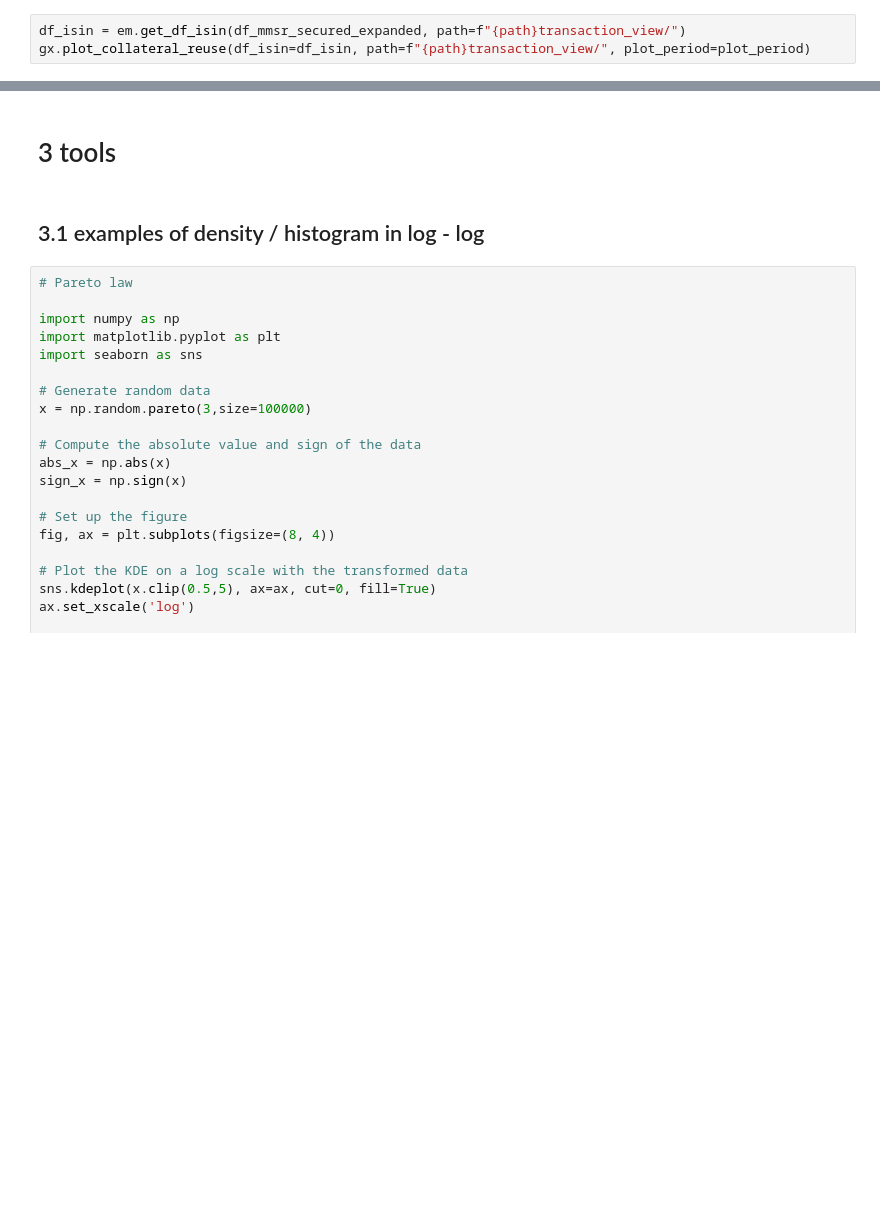
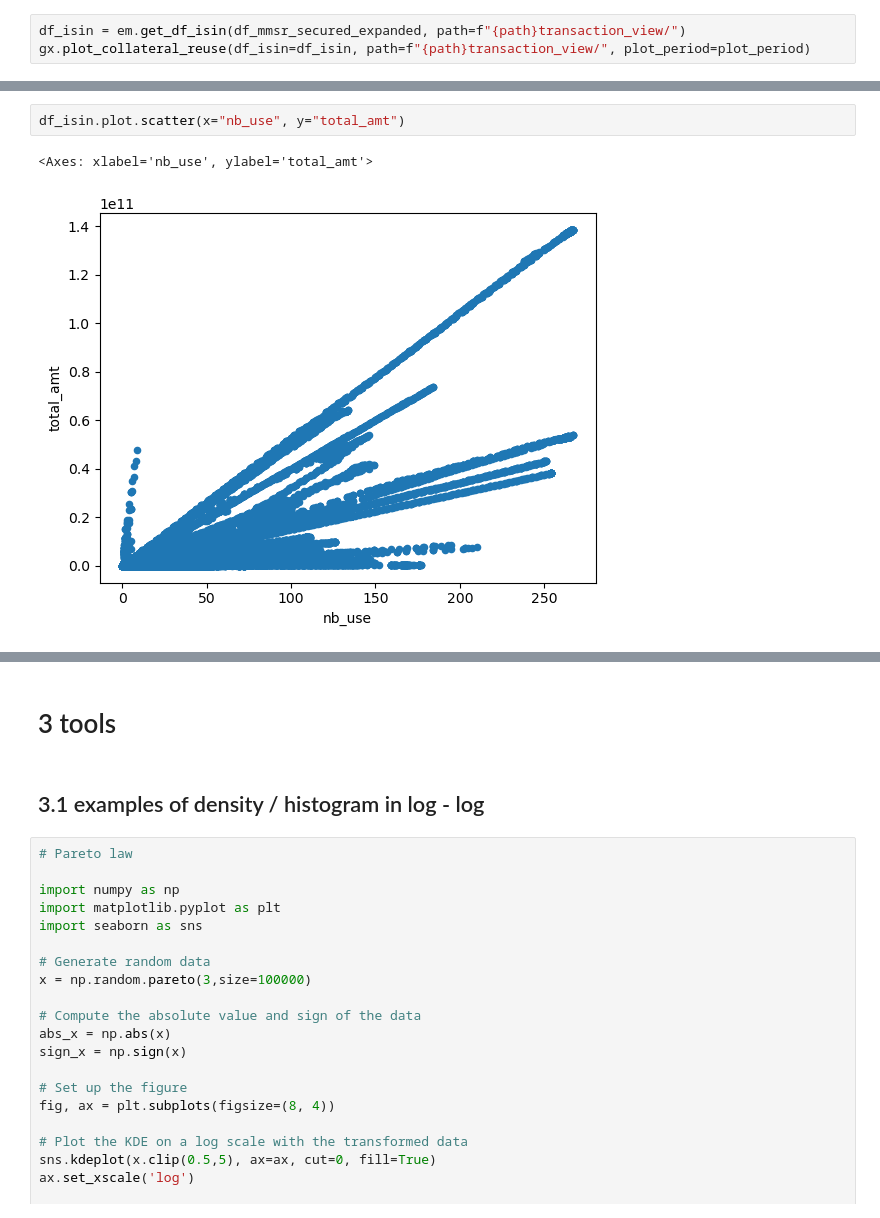
Before and after one commit to Victor-Le-Coz/secured_interbank_network_public, a Jupyter notebook: emp_analysis.ipynb, the cells around one changed output, grey strips where cells are left out. Cells and saved outputs as stored; diff of their text form; blank space fills up the shorter version.

```diff
--- a/emp_analysis.ipynb
+++ b/emp_analysis.ipynb
@@ -392,0 +408,5 @@ gx.plot_collateral_reuse(df_isin=df_isin, path=f"{path}transaction_view/", plot_
+# %%
+df_isin.plot.scatter(x="nb_use", y="total_amt")
+# %% [output]
+<Axes: xlabel='nb_use', ylabel='total_amt'>
+[figure, added]
```
Also changed, not shown: parts of 25 cells of this notebook, 6 other files.
